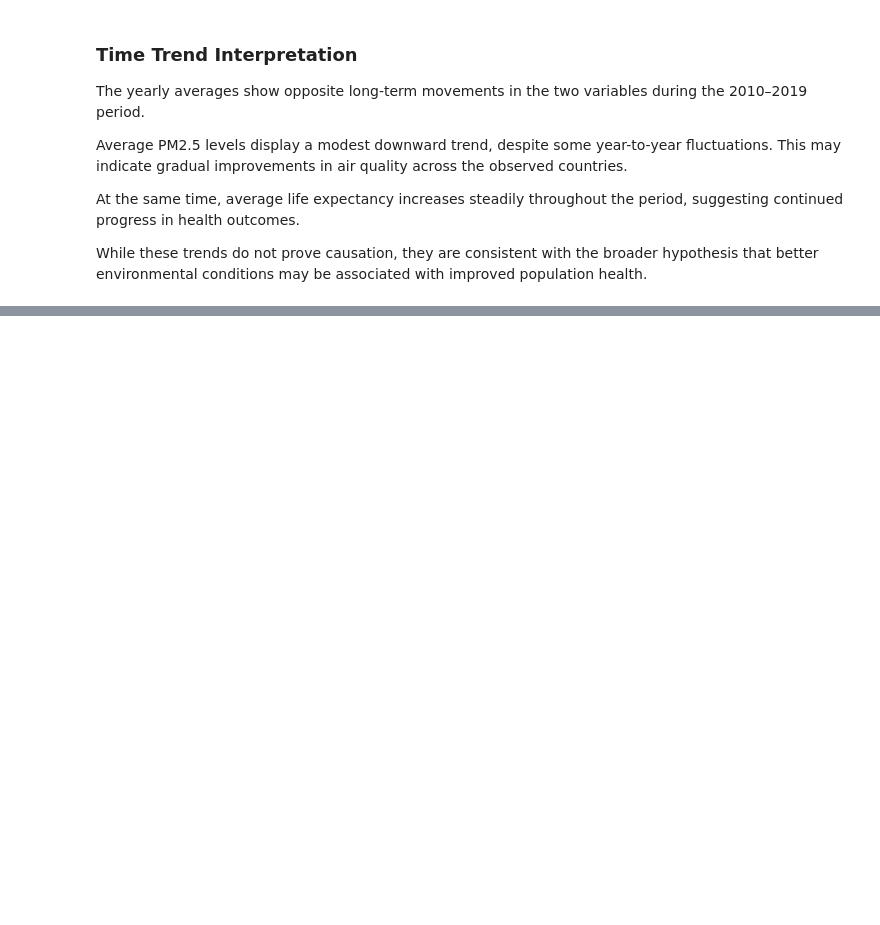
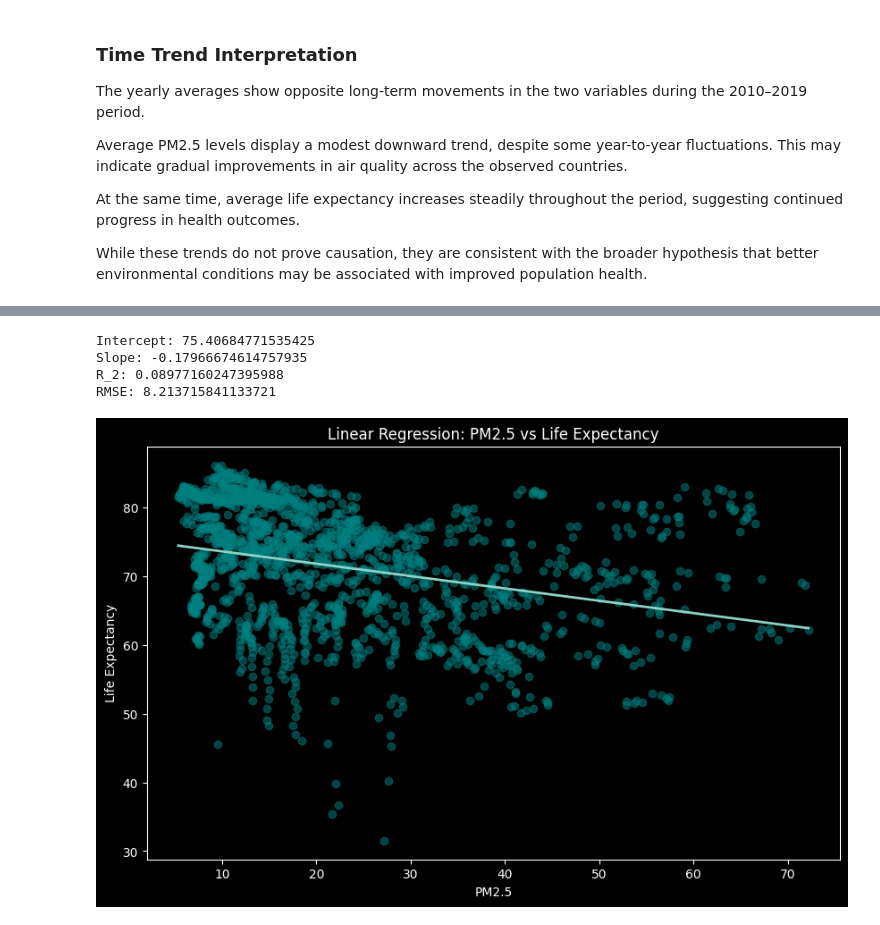
Before and after one commit to Enarb1/air-pollution-health-impact, a Jupyter notebook: notebooks/air_polution_health_impact_project.ipynb, the cells around one changed output, grey strips where cells are left out. Saved outputs shown, nothing was run; the diff lists cells and outputs as text; code cells hidden in the pictures; blank space fills up the shorter version.

Commit message:
New: Correlation Analysis, Hypothesis Testing, and Linear Regression Model

```diff
--- a/notebooks/air_polution_health_impact_project.ipynb
+++ b/notebooks/air_polution_health_impact_project.ipynb
@@ -669,0 +711,44 @@ While these trends do not prove causation, they are consistent with the broader
+# %%
+# Data preparation
+X = merged_df[['PM2.5']]
+y = merged_df['Life Expectancy']
+
+# Train model
+model =  LinearRegression()
+model.fit(X, y)
+
+# Predictions
+y_pred = model.predict(X)
+
+# Model metrics
+r2 = r2_score(y, y_pred)
+rmse = mean_squared_error(y, y_pred) ** 0.5
+
+print("Intercept:", model.intercept_)
+print("Slope:", model.coef_[0])
+print("R_2:", r2)
+print("RMSE:", rmse)
+# %% [output]
+Intercept: 75.40684771535425
+Slope: -0.17966674614757935
+R_2: 0.08977160247395988
+RMSE: 8.213715841133721
+# %%
+plot_df = merged_df[['PM2.5']].copy()
+plot_df['Predicted'] = y_pred
+plot_df = plot_df.sort_values('PM2.5')
+
+plt.figure(figsize=(10,6))
+plt.scatter(
+    merged_df['PM2.5'],
+    merged_df['Life Expectancy'],
+    alpha=0.5,
+    color='teal'
+)
+plt.plot(plot_df['PM2.5'], plot_df['Predicted'], linewidth=2)
+plt.xlabel('PM2.5')
+plt.ylabel('Life Expectancy')
+plt.title('Linear Regression: PM2.5 vs Life Expectancy')
+plt.show()
+# %% [output]
+[figure, added]
```
Also changed, not shown: parts of 6 cells of this notebook.
